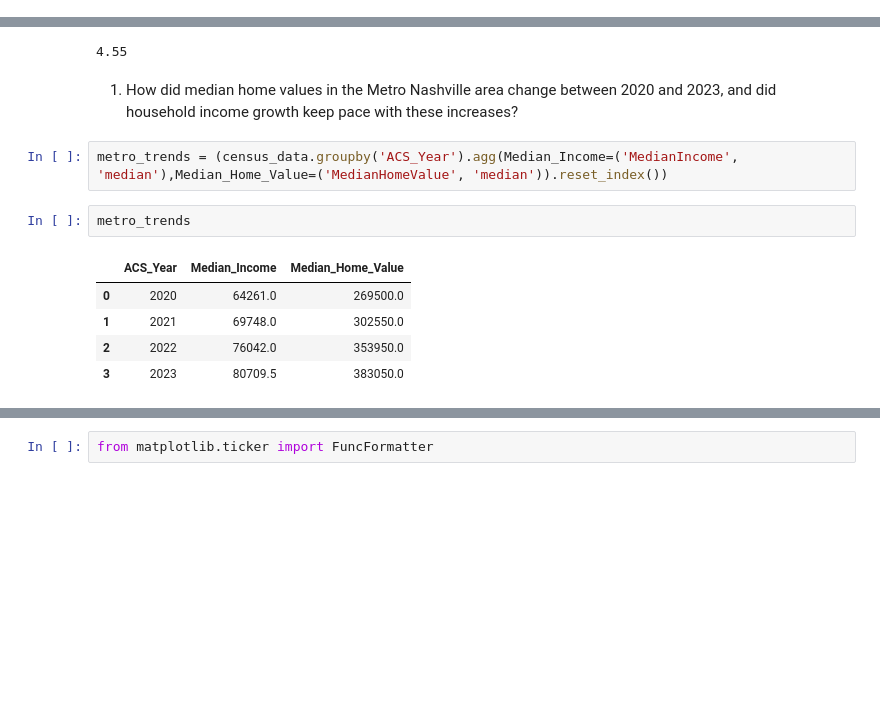
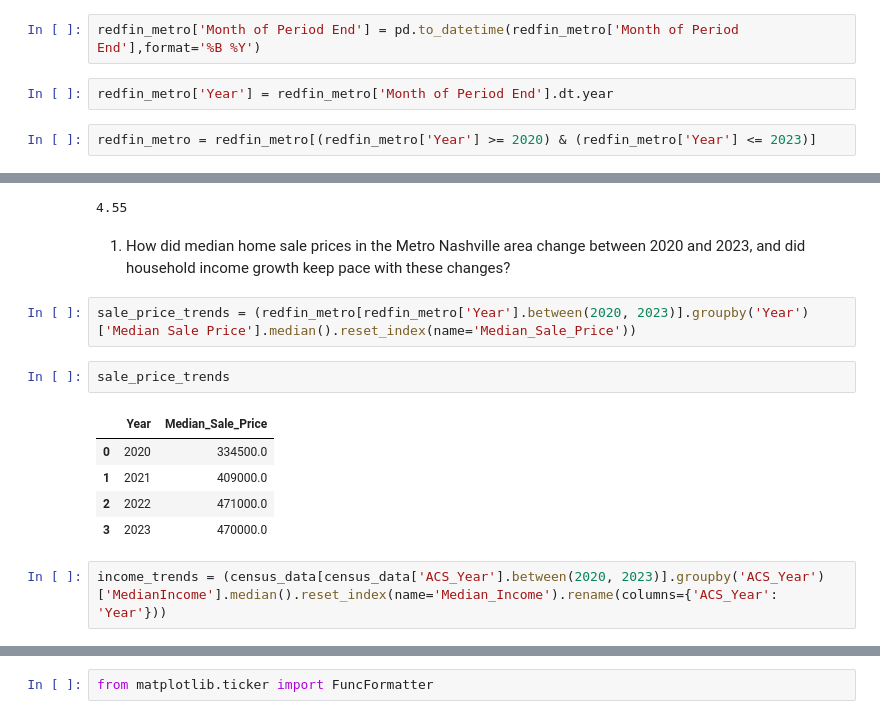
Before and after one commit to lukemgaff/Metro-Nashville-Housing-Affordability-2020-2023, a Jupyter notebook: luke_capstone.ipynb, the cells around one changed output, grey strips where cells are left out. Saved outputs shown, nothing was run; the diff lists cells and outputs as text; blank space fills up the shorter version.

```diff
--- a/luke_capstone.ipynb
+++ b/luke_capstone.ipynb
@@ -59,0 +16,6 @@ array([37135, 37207, 37076, 37013, 37217, 37027, 37209, 37211, 37208,
+# %%
+redfin_metro['Month of Period End'] = pd.to_datetime(redfin_metro['Month of Period End'],format='%B %Y')
+# %%
+redfin_metro['Year'] = redfin_metro['Month of Period End'].dt.year
+# %%
+redfin_metro = redfin_metro[(redfin_metro['Year'] >= 2020) & (redfin_metro['Year'] <= 2023)]
@@ -282,14 +280,16 @@ print(avg_mortgage_rate)
 # %% [output]
 4.55
 # %% [markdown]
-1. How did median home values in the Metro Nashville area change between 2020 and 2023, and did household income growth keep pace with these increases?
+1. How did median home sale prices in the Metro Nashville area change between 2020 and 2023, and did household income growth keep pace with these changes?
 # %%
-metro_trends = (census_data.groupby('ACS_Year').agg(Median_Income=('MedianIncome', 'median'),Median_Home_Value=('MedianHomeValue', 'median')).reset_index())
+sale_price_trends = (redfin_metro[redfin_metro['Year'].between(2020, 2023)].groupby('Year')['Median Sale Price'].median().reset_index(name='Median_Sale_Price'))
 # %%
-metro_trends
+sale_price_trends
 # %% [output]
-|  | ACS_Year | Median_Income | Median_Home_Value |
-| 0 | 2020 | 64261.0 | 269500.0 |
-| 1 | 2021 | 69748.0 | 302550.0 |
-| 2 | 2022 | 76042.0 | 353950.0 |
-| 3 | 2023 | 80709.5 | 383050.0 |
+|  | Year | Median_Sale_Price |
+| 0 | 2020 | 334500.0 |
+| 1 | 2021 | 409000.0 |
+| 2 | 2022 | 471000.0 |
+| 3 | 2023 | 470000.0 |
+# %%
+income_trends = (census_data[census_data['ACS_Year'].between(2020, 2023)].groupby('ACS_Year')['MedianIncome'].median().reset_index(name='Median_Income').rename(columns={'ACS_Year': 'Year'}))
```
Also changed, not shown: parts of 129 cells of this notebook, 12 other files.
